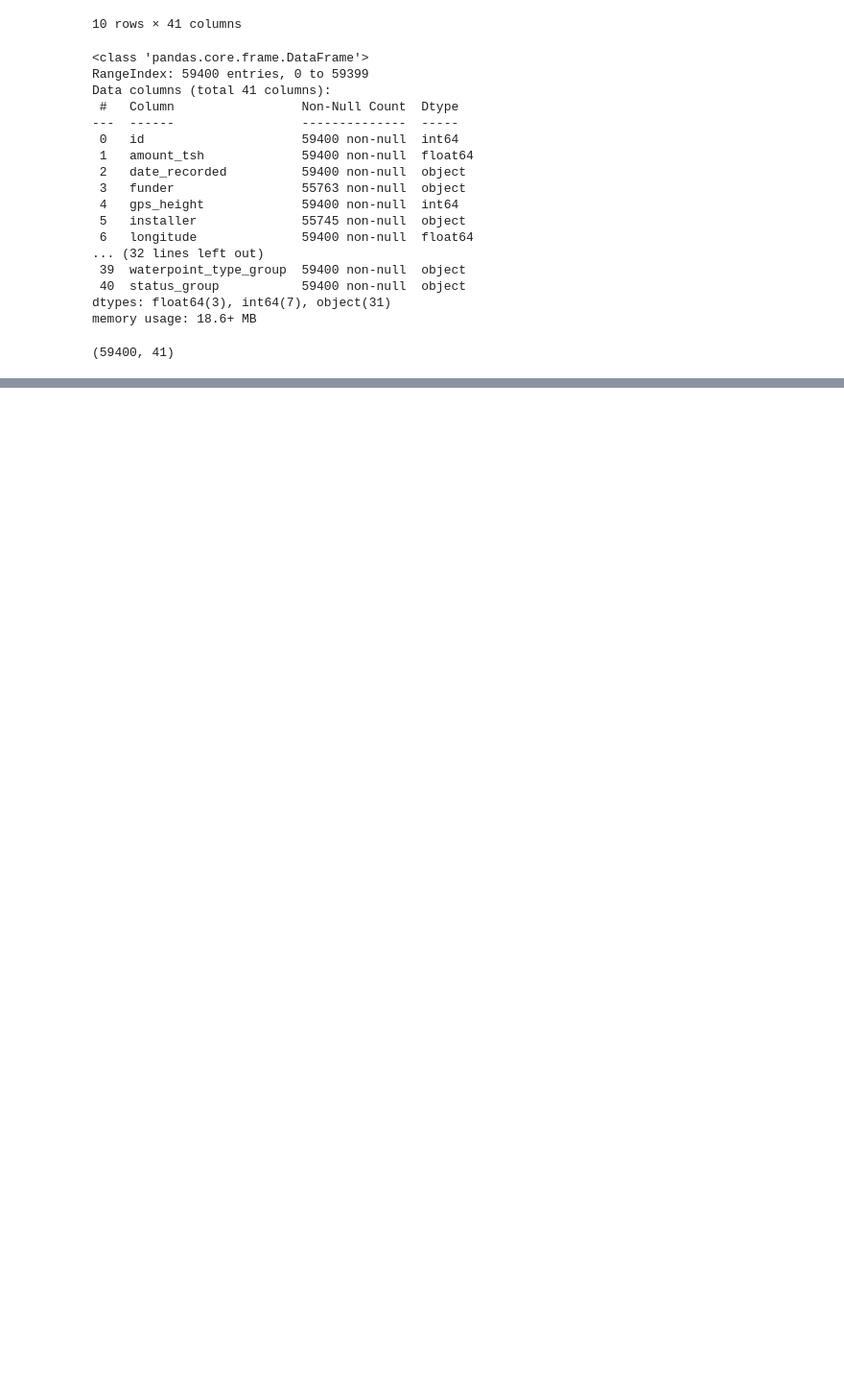
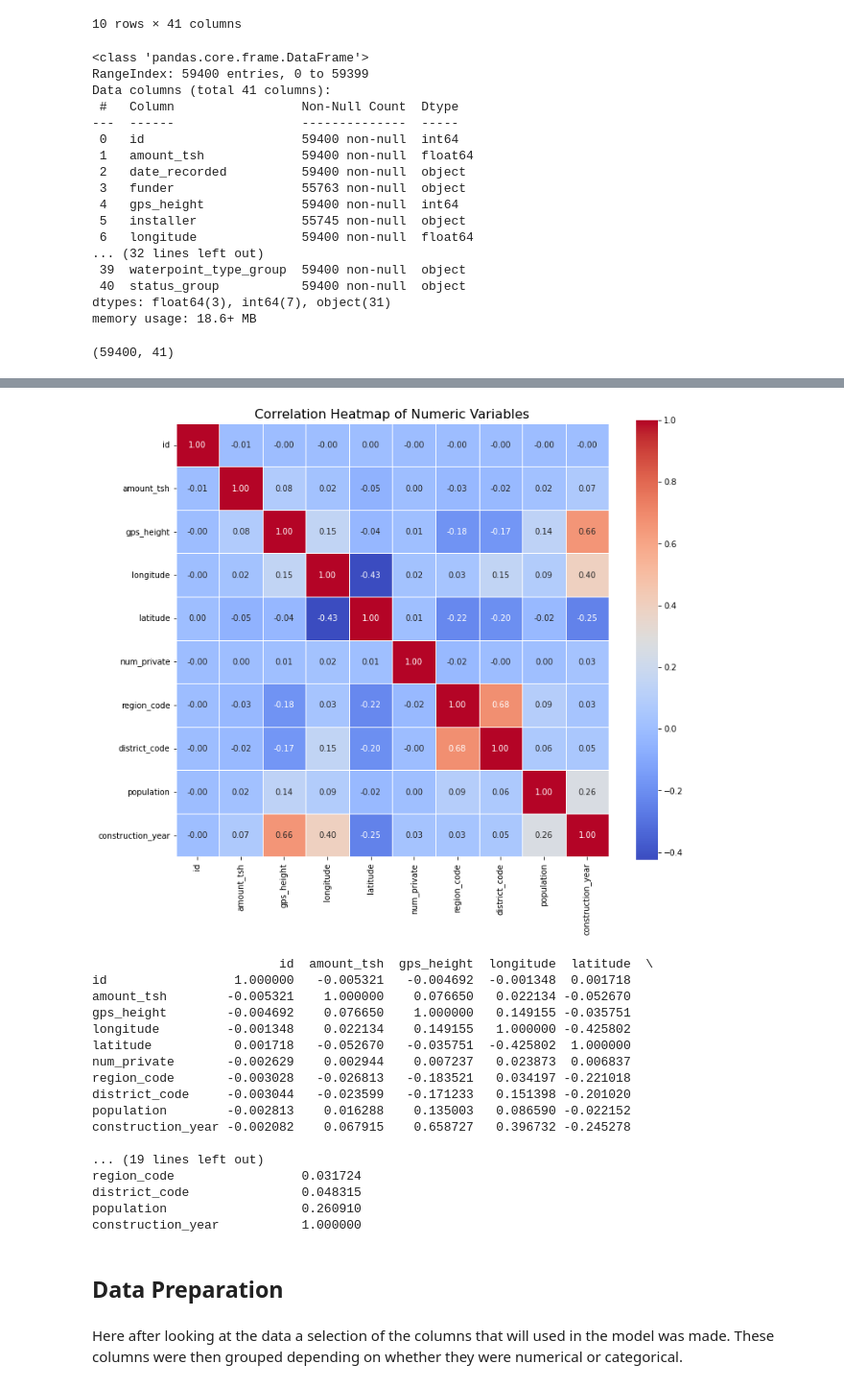
Before and after one commit to AlexIrungu/Tanzania-Wells-Classification-, a Jupyter notebook: index.ipynb, the cells around one changed output, grey strips where cells are left out. Shown at 96% size. Saved outputs shown, nothing was run; the diff lists cells and outputs as text; code cells hidden in the pictures; blank space fills up the shorter version.

Commit message:
completed DataPreparation and started on DataCleaning

```diff
--- a/index.ipynb
+++ b/index.ipynb
@@ -243,0 +251,46 @@ df.describe()
+# %%
+#visualize a correlation matrix
+
+# Select numeric columns for correlation analysis
+numeric_columns = df.select_dtypes(include=['int64', 'float64']).columns
+
+# Calculate the correlation matrix
+correlation_matrix = df[numeric_columns].corr()
+
+# Set up the matplotlib figure
+plt.figure(figsize=(12, 10))
+
+# Create a heatmap
+sns.heatmap(correlation_matrix, annot=True, cmap='coolwarm', linewidths=0.5, fmt='.2f', square=True)
+
+# Set the title
+plt.title('Correlation Heatmap of Numeric Variables', fontsize=16)
+
+# Show the plot
+plt.show()
+
+# Print the correlation matrix
+print(correlation_matrix)
+# %% [output]
+[figure, added]
+                         id  amount_tsh  gps_height  longitude  latitude  \
+id                 1.000000   -0.005321   -0.004692  -0.001348  0.001718
+amount_tsh        -0.005321    1.000000    0.076650   0.022134 -0.052670
+gps_height        -0.004692    0.076650    1.000000   0.149155 -0.035751
+longitude         -0.001348    0.022134    0.149155   1.000000 -0.425802
+latitude           0.001718   -0.052670   -0.035751  -0.425802  1.000000
+num_private       -0.002629    0.002944    0.007237   0.023873  0.006837
+region_code       -0.003028   -0.026813   -0.183521   0.034197 -0.221018
+district_code     -0.003044   -0.023599   -0.171233   0.151398 -0.201020
+population        -0.002813    0.016288    0.135003   0.086590 -0.022152
+construction_year -0.002082    0.067915    0.658727   0.396732 -0.245278
+
+... (19 lines left out)
+region_code                 0.031724
+district_code               0.048315
+population                  0.260910
+construction_year           1.000000
+# %% [markdown]
+## Data Preparation
+# %% [markdown]
+Here after looking at the data a selection of the columns that will used in the model was made. These columns were then grouped depending on whether they were numerical or categorical.
```
Also changed, not shown: parts of 11 cells of this notebook.
